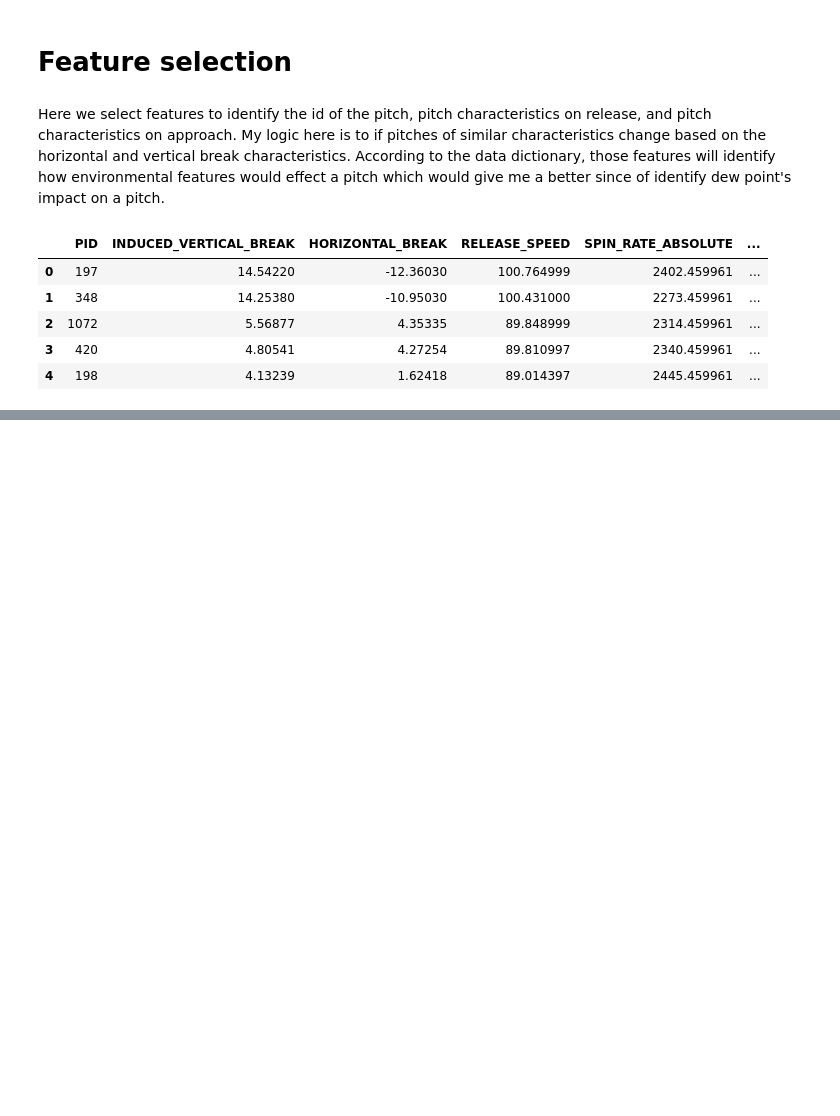
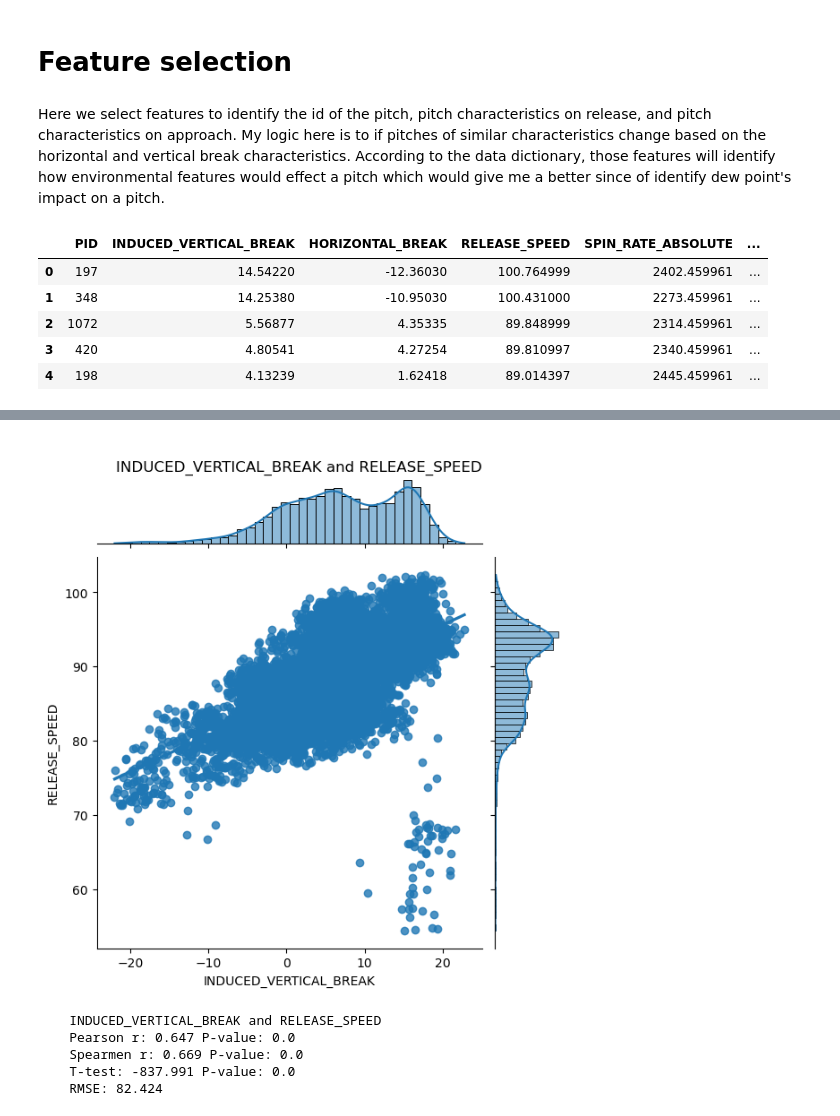
Before and after one commit to DerikVo/Dew-point-and-pitching, a Jupyter notebook: Code/01_EDA.ipynb, the cells around one changed output, grey strips where cells are left out. Saved outputs shown, nothing was run; the diff lists cells and outputs as text; code cells hidden in the pictures; blank space fills up the shorter version.

```diff
--- a/Code/01_EDA.ipynb
+++ b/Code/01_EDA.ipynb
@@ -323,0 +373,9 @@ model_df.head()
+# %%
+cor_plot('INDUCED_VERTICAL_BREAK', 'RELEASE_SPEED', model_df)
+# %% [output]
+[figure, added]
+    INDUCED_VERTICAL_BREAK and RELEASE_SPEED
+    Pearson r: 0.647 P-value: 0.0
+    Spearmen r: 0.669 P-value: 0.0
+    T-test: -837.991 P-value: 0.0
+    RMSE: 82.424
```
Also changed, not shown: parts of 5 cells of this notebook.
